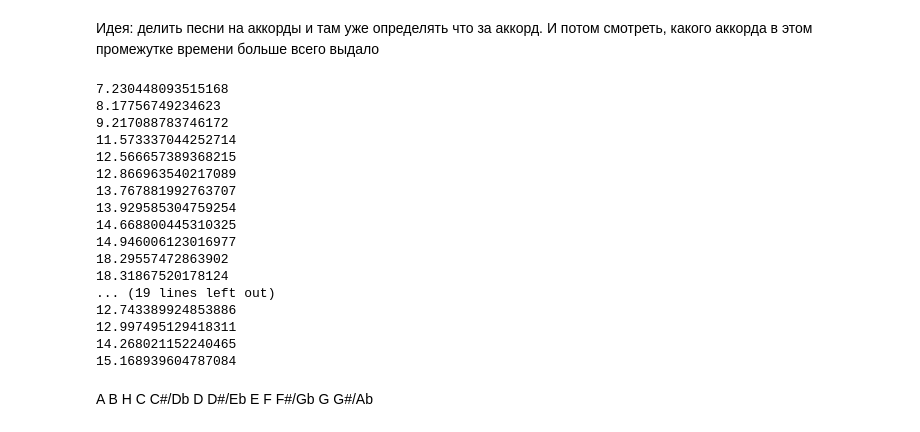
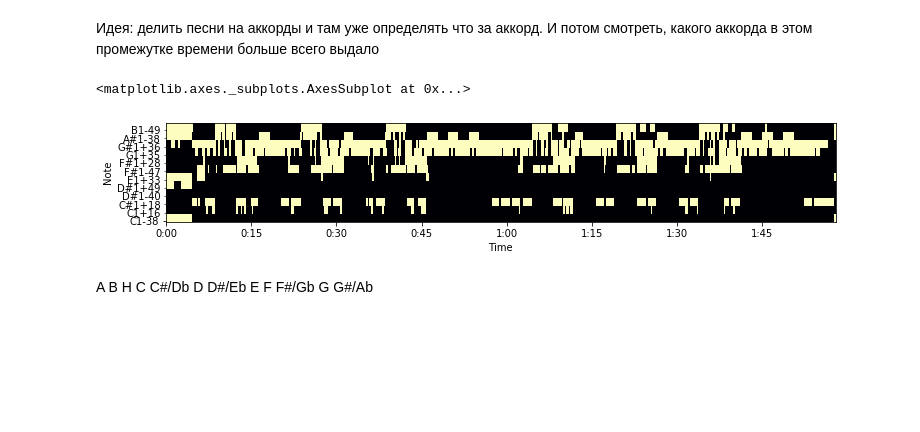
Before and after one commit to Abvbobko/chords_recognition, a Jupyter notebook: chords_recognition.ipynb, the cells around one changed output. Saved outputs shown, nothing was run; the diff lists cells and outputs as text; code cells hidden in the pictures; blank space fills up the shorter version.

```diff
--- a/chords_recognition.ipynb
+++ b/chords_recognition.ipynb
@@ -176,7 +171,7 @@ def get_chord_changing_info(song_chromagram):
                     l = h
                 else:
                     l += 1
-
+    return note_playing_mask
     chord_changes_on_index = []
     chord = [note_playing_mask[note_num][0] for note_num in range(NUM_OF_NOTES)]
     for i in range(len(note_playing_mask[0]) - 1):
@@ -195,27 +190,13 @@ info = get_chord_changing_info(get_chromagram(TMP_SONG))
-# %%
-for elem in info:
-    t = elem*(83/3593)
-    if t > 60:
-        t -= 60
-    print(t)
-# %% [output]
-7.230448093515168
-8.17756749234623
-9.217088783746172
-11.573337044252714
-12.566657389368215
-12.866963540217089
-13.767881992763707
-13.929585304759254
-14.668800445310325
-14.946006123016977
-18.29557472863902
-18.31867520178124
-... (19 lines left out)
-12.743389924853886
-12.997495129418311
-14.268021152240465
-15.168939604787084
+# %%
+tmp = get_chord_changing_info(a)#get_chromagram(TMP_SONG))
+# %%
+plt.figure(figsize=(12, 4))
+plt.subplot(2, 1, 1)
+librosa.display.specshow(tmp,
+                         y_axis='cqt_note', x_axis='time')
+# %% [output]
+<matplotlib.axes._subplots.AxesSubplot at 0x...>
+[figure, added]
 # %% [markdown]
 A B H C C#/Db D D#/Eb E F F#/Gb G G#/Ab
 # %% [markdown]
```
Also changed, not shown: parts of 35 cells of this notebook.
